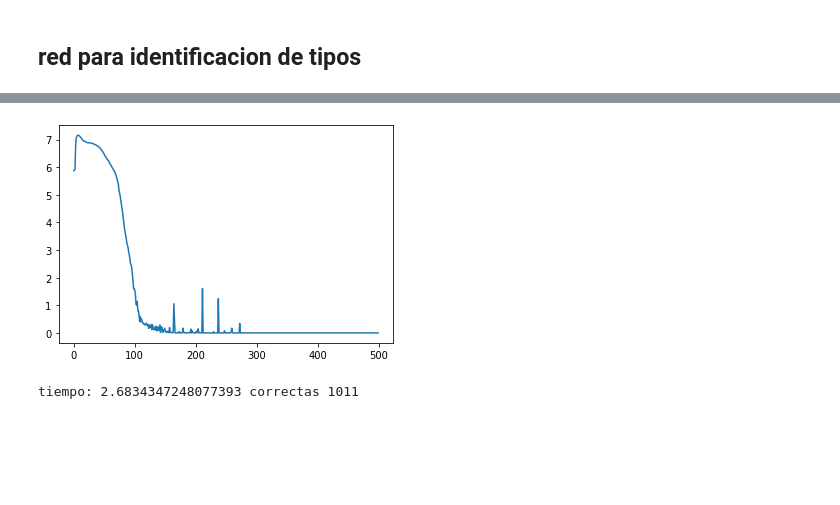
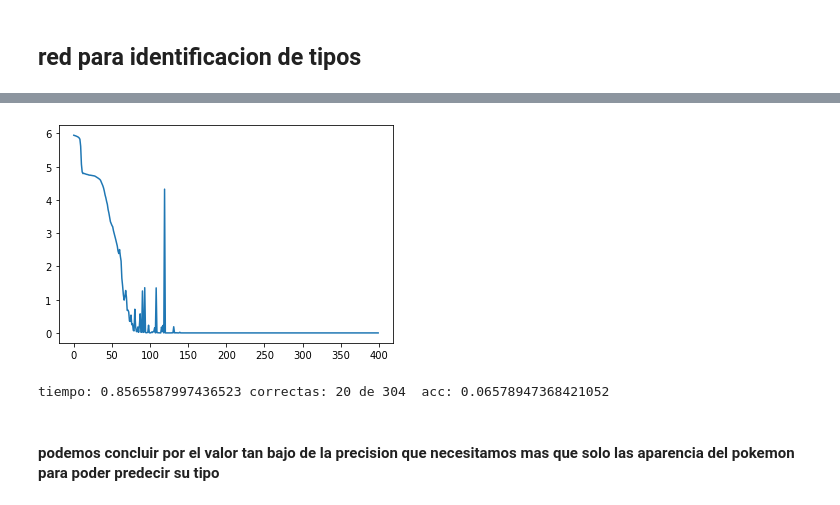
Before and after one commit to nick-kano/proyectoRedesNeuronales, a Jupyter notebook: Proyecto Redes Neuronales.ipynb, the cells around one changed output, grey strips where cells are left out. Drawn from its saved outputs; the diff is of its cells as text; code cells hidden in the pictures; blank space fills up the shorter version.

Commit message:
agregue lo del conjunto de entrenamiento y prueba para la segunda red

```diff
--- a/Proyecto Redes Neuronales.ipynb
+++ b/Proyecto Redes Neuronales.ipynb
@@ -354 +355,3 @@ Y2
 1011 rows × 2 columns
+# %%
+entTipoX, prbTipoX, entTipoY, prbTipoY = train_test_split(X,Y2,test_size=0.3)
@@ -372,3 +404,7 @@ Ytipos=etiquetaTipos(Y2.to_numpy())
+# %%
+# creamos las etiquetas de los tipos para el entrenamiento
+entTipoY = etiquetaTipos(entTipoY.to_numpy())
+entTipoX = fotosAtensor(entTipoX.to_numpy())
 # %%
 #red que adivina tipos
 class redTipos(nn.Module):
@@ -381,20 +417,20 @@ class redTipos(nn.Module):
 
         # una capa de pooling que tomara el promedio de los pixeles de la matris
         # utiliza una matriz de 5x5 con stride de 5 y sin padding
-        # convierte nuestra imagen de 3x30x40 en una de 3x6x8
-        self.pool = nn.AvgPool2d(5)
+        # convierte nuestra imagen de 3x30x40 en una de 3x15x20
+        self.pool = nn.AvgPool2d(2)
 
-        # Una capa convolucional que transforma nuesta imagen de 3x6x8 a una de 5x5x7
-        self.conv = nn.Conv2d(3,5,kernel_size=2,stride=1,padding=0)
+        # Una capa convolucional que transforma nuesta imagen de 3x15x20 a una de 5x13x18
+        self.conv = nn.Conv2d(3,5,kernel_size=3,stride=1,padding=0)
 
-        # Una capa convolucional que transforma nuesta imagen de 5x5x7 a una de 3x4x6
-        self.conv2 = nn.Conv2d(5,3,kernel_size=2,stride=1,padding=0)
-        # Una capa completamente conectada con 80 neuronas,cuya activacion es ReLu
-        self.fc0 = nn.Linear(72,80)
+        # Una capa convolucional que transforma nuesta imagen de 5x13x18 a una de 3x11x16
+        self.conv2 = nn.Conv2d(5,3,kernel_size=3,stride=1,padding=0)
         # Una capa completamente conectada con 100 neuronas,cuya activacion es ReLu
-        self.fc1 = nn.Linear(80,100)
+        self.fc0 = nn.Linear(528,100)
+        # Una capa completamente conectada con 150 neuronas,cuya activacion es ReLu
+        self.fc1 = nn.Linear(100,150)
         # Una capa completamente conectada con 361 neuronas,cuya activacion es ReLu
-        self.fc2 = nn.Linear(100,361)
+        self.fc2 = nn.Linear(150,361)
 
     def forward(self, x):
         # Orden que van a tener las capas
@@ -407,7 +443,7 @@ class redTipos(nn.Module):
         x = nn.functional.relu(self.conv2(x))
 
         # reorganizamos la forma del tensor
-        x = x.view(-1,72)
+        x = x.view(-1,528)
 
         # realizamos las tres capas completamente conectadas
         x = nn.functional.relu(self.fc0(x))
@@ -468,12 +504,12 @@ class redTipos(nn.Module):
 # creamos la red que aprendera a predecir los tipos segun la imagen
 rt = redTipos()
 criterio = nn.CrossEntropyLoss()
-optimizer = optim.SGD(rt.parameters(), lr=0.0015)
+optimizer = optim.SGD(rt.parameters(), lr=0.001)
 # %%
 # entrenamos la red por 500 epocas
-rt.train(500,Xtensor,Ytipos,criterio,optimizer,cuda=True)
+rt.train(400,entTipoX,entTipoY,criterio,optimizer,cuda=True)
 # %% [output]
 [interactive output not drawn]
-[figure, old version]
+[figure, new version]
 # %%
 #creamos las etiquetas para ver que tan bien aprendio la clasificacion
@@ -485,7 +522,10 @@ cargarRed(rt,ruta='./pesosTipos.pth')
 # %%
+#vemos el desempeño de la red con los datos de prueba
 start = time.time()
-correctas=contarCorrectas(rt,Xtensor,YtiposV)
+correctas=contarCorrectas(rt,prbTipoX,prbTipoY)
 end = time.time()
-print("tiempo:",end - start,"correctas",correctas)
+print("tiempo:",end - start,"correctas:",correctas,"de", len(prbTipoX), " acc: {}".format(correctas/len(prbTipoX)))
 # %% [output]
-tiempo: 2.6834347248077393 correctas 1011
+tiempo: 0.8565587997436523 correctas: 20 de 304  acc: 0.06578947368421052
+# %% [markdown]
+#### podemos concluir por el valor tan bajo de la precision que necesitamos mas que solo las aparencia del pokemon para poder predecir su tipo
```
Also changed, not shown: parts of 10 cells of this notebook, 1 other file.
